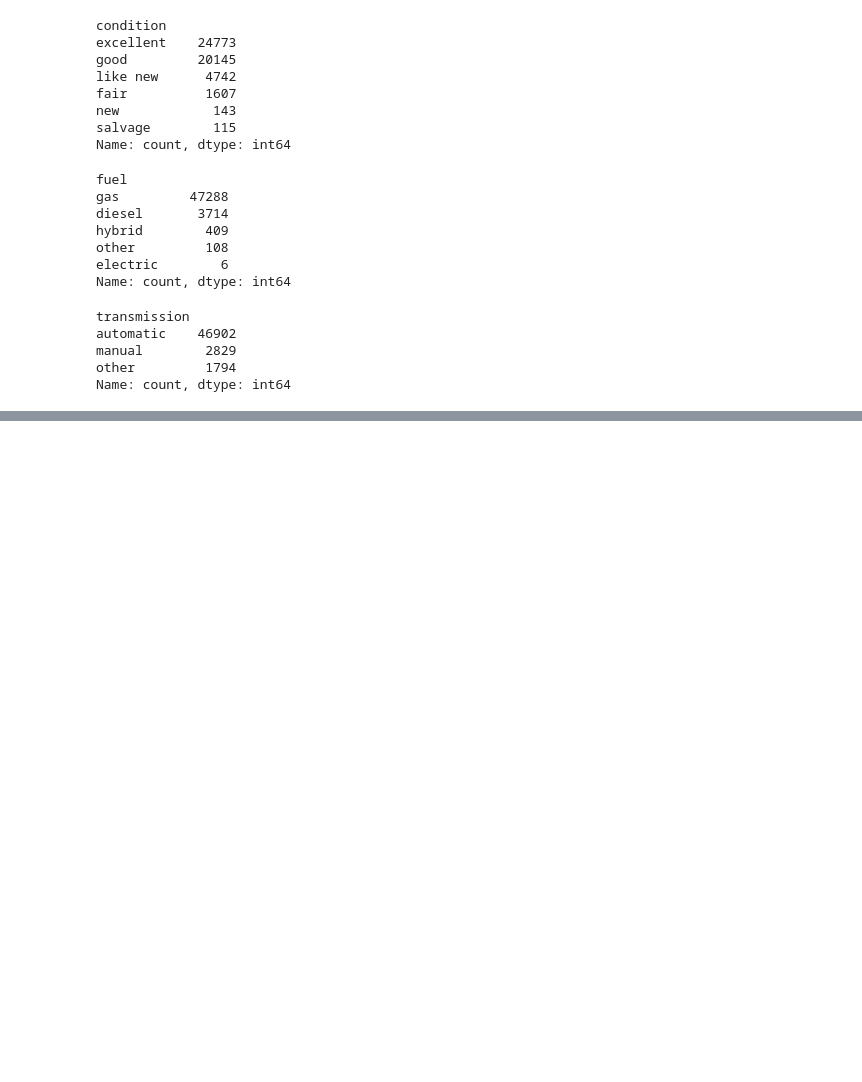
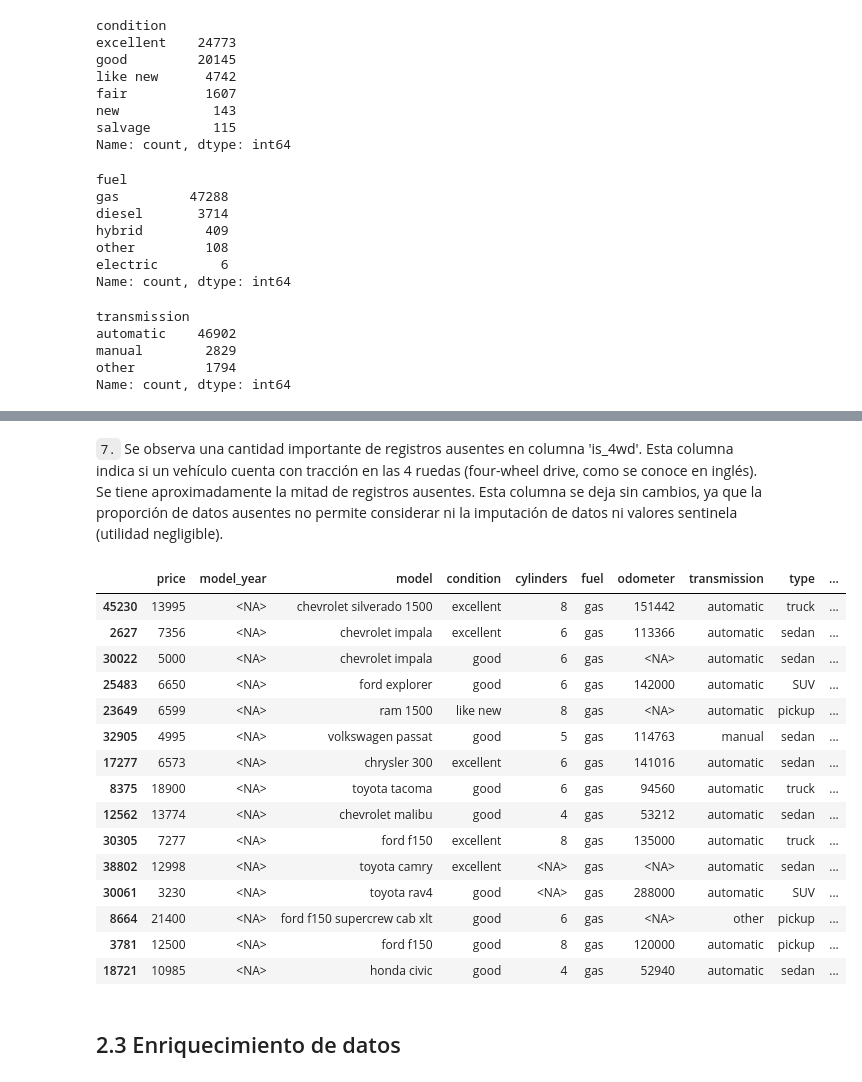
Before and after one commit to gcaldo/webapp, a Jupyter notebook: EDA.ipynb, the cells around one changed output, grey strips where cells are left out. Drawn from its saved outputs; the diff is of its cells as text; code cells hidden in the pictures; blank space fills up the shorter version.

```diff
--- a/EDA.ipynb
+++ b/EDA.ipynb
@@ -166,0 +200,23 @@ Name: count, dtype: int64
+# %% [markdown]
+`7.` Se observa una cantidad importante de registros ausentes en columna 'is_4wd'. Esta columna indica si un vehículo cuenta con tracción en las 4 ruedas (four-wheel drive, como se conoce en inglés). Se tiene aproximadamente la mitad de registros ausentes. Esta columna se deja sin cambios, ya que la proporción de datos ausentes no permite considerar ni la imputación de datos ni valores sentinela (utilidad negligible).
+# %%
+df[df['model_year'].isna()].sample(15)
+# %% [output]
+|  | price | model_year | model | condition | cylinders | fuel | odometer | transmission | type | ... |
+| 45230 | 13995 | <NA> | chevrolet silverado 1500 | excellent | 8 | gas | 151442 | automatic | truck | ... |
+| 2627 | 7356 | <NA> | chevrolet impala | excellent | 6 | gas | 113366 | automatic | sedan | ... |
+| 30022 | 5000 | <NA> | chevrolet impala | good | 6 | gas | <NA> | automatic | sedan | ... |
+| 25483 | 6650 | <NA> | ford explorer | good | 6 | gas | 142000 | automatic | SUV | ... |
+| 23649 | 6599 | <NA> | ram 1500 | like new | 8 | gas | <NA> | automatic | pickup | ... |
+| 32905 | 4995 | <NA> | volkswagen passat | good | 5 | gas | 114763 | manual | sedan | ... |
+| 17277 | 6573 | <NA> | chrysler 300 | excellent | 6 | gas | 141016 | automatic | sedan | ... |
+| 8375 | 18900 | <NA> | toyota tacoma | good | 6 | gas | 94560 | automatic | truck | ... |
+| 12562 | 13774 | <NA> | chevrolet malibu | good | 4 | gas | 53212 | automatic | sedan | ... |
+| 30305 | 7277 | <NA> | ford f150 | excellent | 8 | gas | 135000 | automatic | truck | ... |
+| 38802 | 12998 | <NA> | toyota camry | excellent | <NA> | gas | <NA> | automatic | sedan | ... |
+| 30061 | 3230 | <NA> | toyota rav4 | good | <NA> | gas | 288000 | automatic | SUV | ... |
+| 8664 | 21400 | <NA> | ford f150 supercrew cab xlt | good | 6 | gas | <NA> | other | pickup | ... |
+| 3781 | 12500 | <NA> | ford f150 | good | 8 | gas | 120000 | automatic | pickup | ... |
+| 18721 | 10985 | <NA> | honda civic | good | 4 | gas | 52940 | automatic | sedan | ... |
+# %% [markdown]
+## 2.3 Enriquecimiento de datos
```
Also changed, not shown: parts of 19 cells of this notebook, 1 other file.
